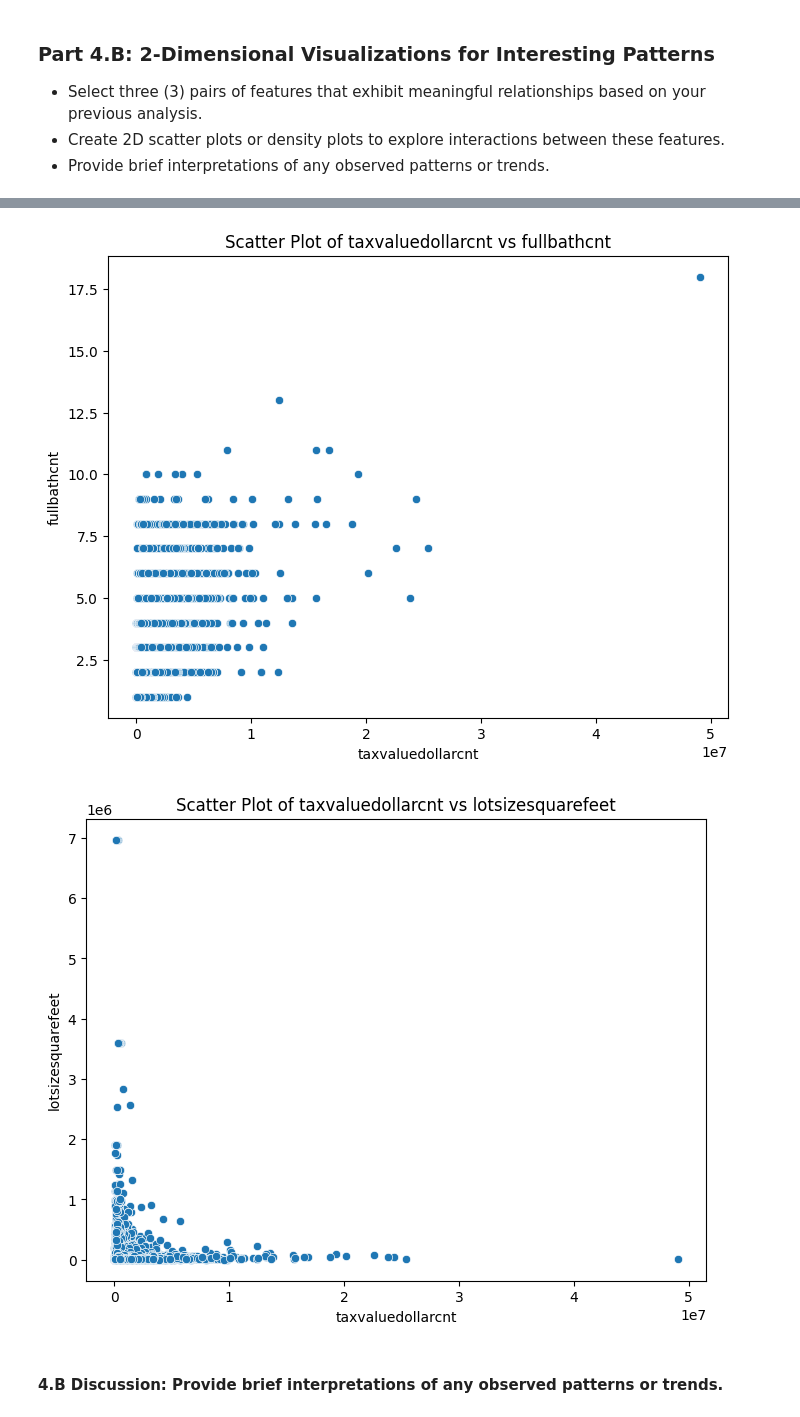
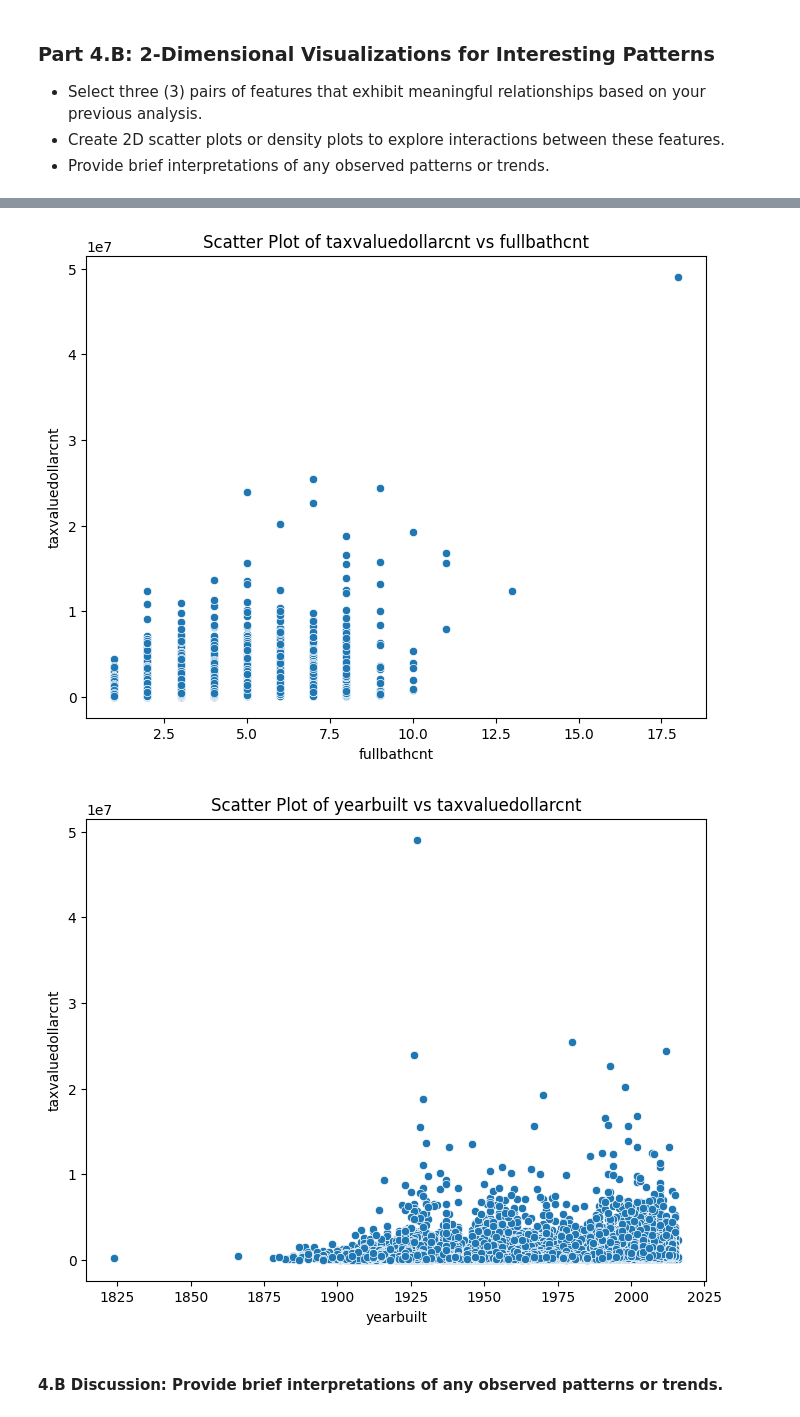
Before and after one commit to hnm15/Mod3_Machine-Learning-Fundamentals, a Jupyter notebook: Milestone_01 (1).ipynb, the cells around one changed output, grey strips where cells are left out. Drawn from its saved outputs; the diff is of its cells as text; code cells hidden in the pictures.

```diff
--- a/Milestone_01 (1).ipynb
+++ b/Milestone_01 (1).ipynb
@@ -809,22 +822,22 @@ plt.show()
 # %%
-# Pair 2: "taxvaluedollarcnt" vs "fullbathcnt" (Density plot)
+# Pair 2: "fullbathcnt" vs "taxvaluedollarcnt"
 plt.figure(figsize=(8, 6))
-sns.scatterplot(data=df, x='taxvaluedollarcnt', y='fullbathcnt')
+sns.scatterplot(data=df, x='fullbathcnt', y='taxvaluedollarcnt')
 plt.title("Scatter Plot of taxvaluedollarcnt vs fullbathcnt")
-plt.xlabel('taxvaluedollarcnt')
-plt.ylabel('fullbathcnt')
+plt.xlabel('fullbathcnt')
+plt.ylabel('taxvaluedollarcnt')
 plt.show()
 # %% [output]
-[figure, old version]
+[figure, new version]
 # %%
-# Pair 3: "taxvaluedollarcnt" vs "lotsizesquarefeet"
+# Pair 3: "taxvaluedollarcnt" vs "yearbuilt"
 plt.figure(figsize=(8, 6))
-sns.scatterplot(data=df, x='taxvaluedollarcnt', y='lotsizesquarefeet')
-plt.title("Scatter Plot of taxvaluedollarcnt vs lotsizesquarefeet")
-plt.xlabel('taxvaluedollarcnt')
-plt.ylabel('lotsizesquarefeet')
+sns.scatterplot(data=df, x='yearbuilt', y='taxvaluedollarcnt')
+plt.title("Scatter Plot of yearbuilt vs taxvaluedollarcnt")
+plt.xlabel('yearbuilt')
+plt.ylabel('taxvaluedollarcnt')
 plt.show()
 # %% [output]
-[figure, old version]
+[figure, new version]
 # %% [markdown]
 #### **4.B Discussion:** Provide brief interpretations of any observed patterns or trends.
```
Also changed, not shown: parts of 18 cells of this notebook.
